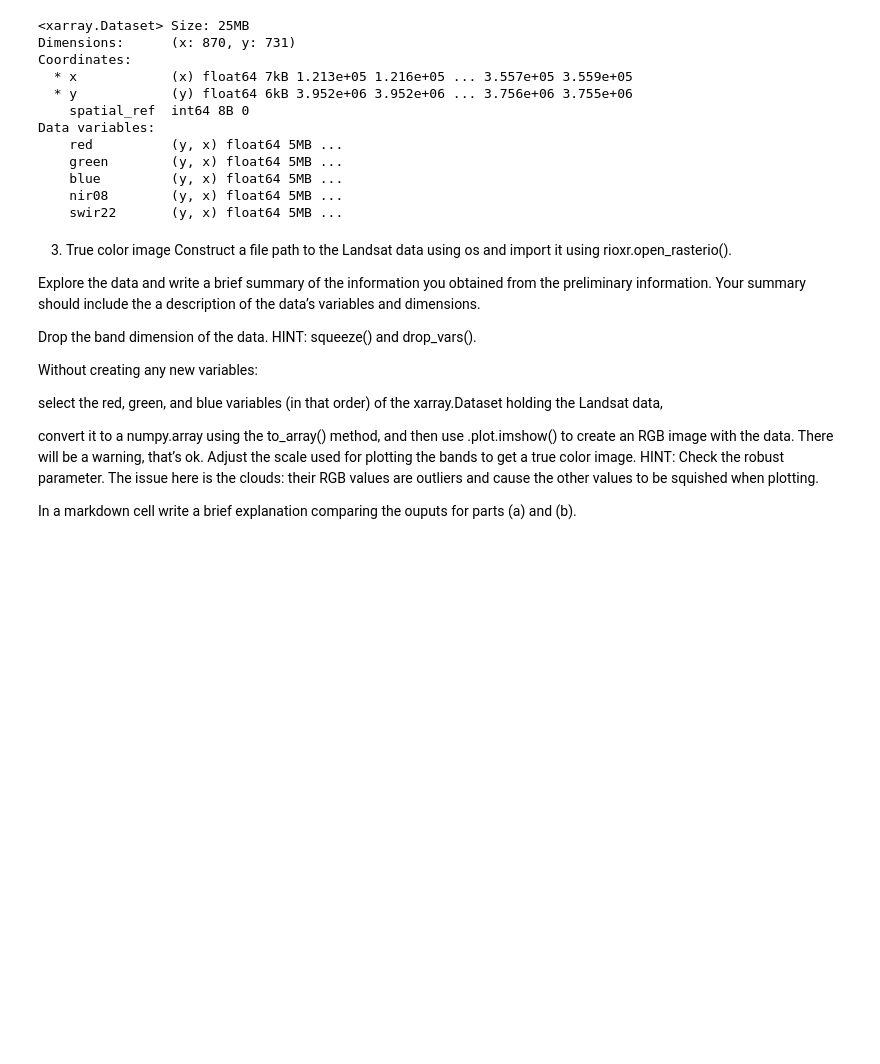
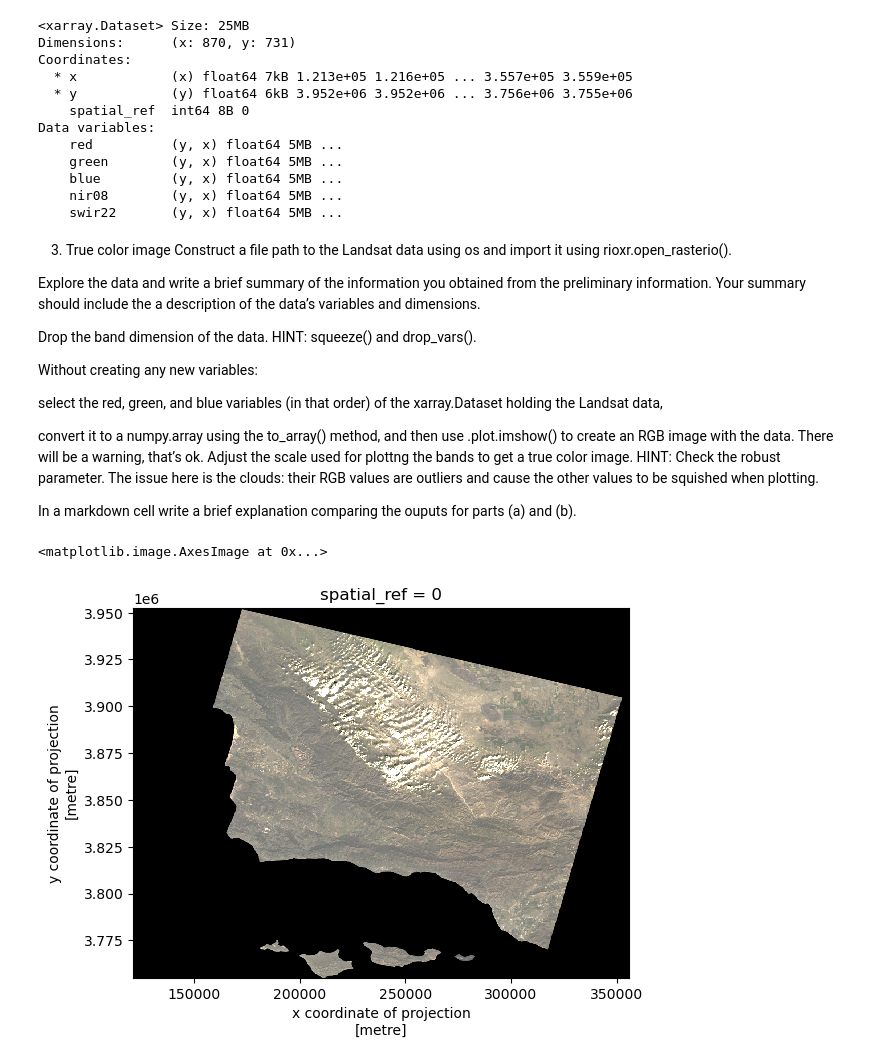
Before and after one commit to haylee360/eds220-hwk4, a Jupyter notebook: hwk4-task2-false-color-oyler.ipynb, the cells around one changed output. Drawn from its saved outputs; the diff is of its cells as text; code cells hidden in the pictures; blank space fills up the shorter version.

Commit message:
Attempt to map landsat and thomas data

```diff
--- a/hwk4-task2-false-color-oyler.ipynb
+++ b/hwk4-task2-false-color-oyler.ipynb
@@ -79,6 +79,11 @@ select the red, green, and blue variables (in that order) of the xarray.Dataset
 
 convert it to a numpy.array using the to_array() method, and then
 use .plot.imshow() to create an RGB image with the data. There will be a warning, that’s ok.
-Adjust the scale used for plotting the bands to get a true color image. HINT: Check the robust parameter. The issue here is the clouds: their RGB values are outliers and cause the other values to be squished when plotting.
+Adjust the scale used for plottng the bands to get a true color image. HINT: Check the robust parameter. The issue here is the clouds: their RGB values are outliers and cause the other values to be squished when plotting.
 
 In a markdown cell write a brief explanation comparing the ouputs for parts (a) and (b).
+# %%
+landsat[['red', 'green', 'blue']].to_array().plot.imshow(robust=True)
+# %% [output]
+<matplotlib.image.AxesImage at 0x...>
+[figure, added]
```
Also changed, not shown: parts of 13 cells of this notebook.
